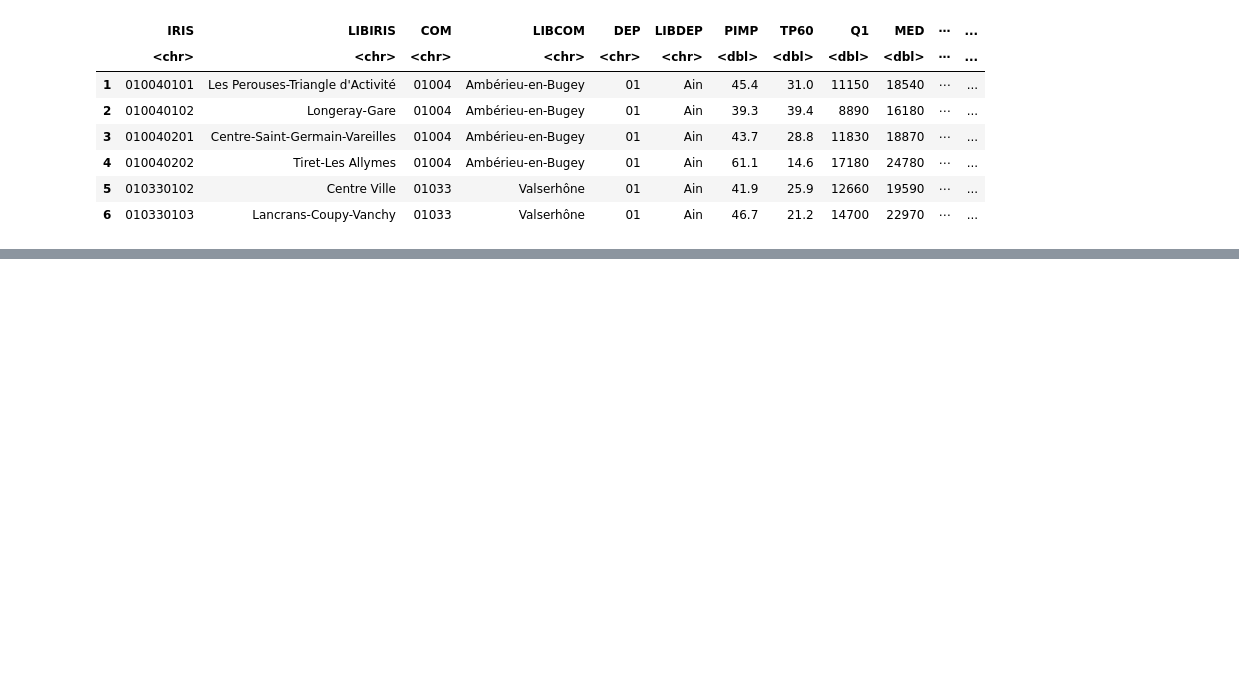
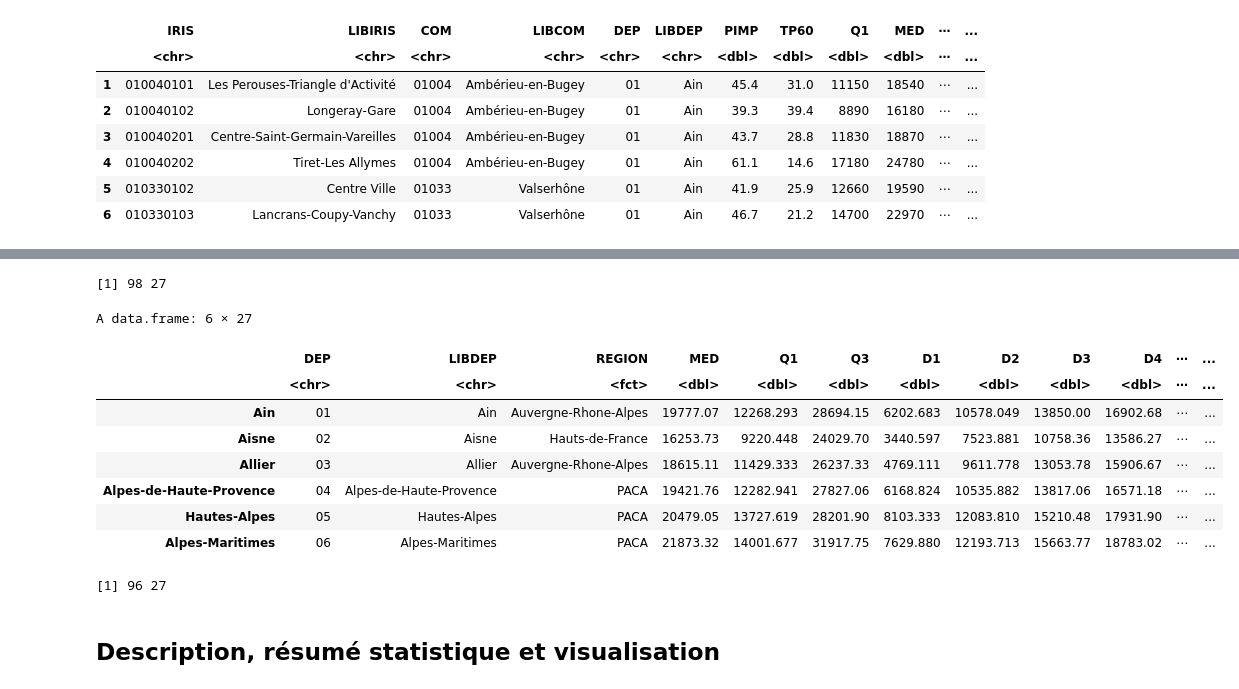
Before and after one commit to Vic-Warden/France-Income-Disparities, a Jupyter notebook: project.ipynb, the cells around one changed output, grey strips where cells are left out. Cells and saved outputs as stored; diff of their text form; code cells hidden in the pictures; blank space fills up the shorter version.

```diff
--- a/project.ipynb
+++ b/project.ipynb
@@ -153,0 +215,38 @@ A data.frame: 6 × 30
+# %%
+# Create a new data frame 'd' with selected columns
+vars <- c("MED","Q1","Q3","D1","D2","D3","D4","D6","D7","D8","D9",
+          "TP60","PIMP","GINI","EQ","PACT","PTSA","PCHO","PBEN","PPEN","PAUT")
+
+# Aggregate the data by department and region, calculating the mean for selected variables
+dep <- aggregate(rename_columns[, vars], by = list(DEP = rename_columns$DEP, LIBDEP = rename_columns$LIBDEP, REGION = rename_columns$REGION), FUN = mean, na.rm = TRUE)
+
+# Calculate the median of RD and S80S20 by department
+dep_ratio <- aggregate(rename_columns[, c("RD", "S80S20")], by = list(DEP = rename_columns$DEP), FUN = median, na.rm = TRUE)
+
+# Merge the median ratios back into the department-level data frame
+dep <- merge(dep, dep_ratio, by = "DEP")
+
+# Number of IRIS per department
+dep$n_iris <- as.vector(table(rename_columns$DEP)[dep$DEP])
+rownames(dep) <- dep$LIBDEP
+dim(dep)
+head(dep)
+
+# Metropolitan France only (used for maps and models)
+dep_m <- dep[dep$REGION != "DOM", ]
+dep_m$REGION <- droplevels(dep_m$REGION)
+dim(dep_m)
+# %% [output]
+[1] 98 27
+A data.frame: 6 × 27
+|  | DEP | LIBDEP | REGION | MED | Q1 | Q3 | D1 | D2 | D3 | D4 | ⋯ | ... |
+|  | <chr> | <chr> | <fct> | <dbl> | <dbl> | <dbl> | <dbl> | <dbl> | <dbl> | <dbl> | ⋯ | ... |
+| Ain | 01 | Ain | Auvergne-Rhone-Alpes | 19777.07 | 12268.293 | 28694.15 | 6202.683 | 10578.049 | 13850.00 | 16902.68 | ⋯ | ... |
+| Aisne | 02 | Aisne | Hauts-de-France | 16253.73 | 9220.448 | 24029.70 | 3440.597 | 7523.881 | 10758.36 | 13586.27 | ⋯ | ... |
+| Allier | 03 | Allier | Auvergne-Rhone-Alpes | 18615.11 | 11429.333 | 26237.33 | 4769.111 | 9611.778 | 13053.78 | 15906.67 | ⋯ | ... |
+| Alpes-de-Haute-Provence | 04 | Alpes-de-Haute-Provence | PACA | 19421.76 | 12282.941 | 27827.06 | 6168.824 | 10535.882 | 13817.06 | 16571.18 | ⋯ | ... |
+| Hautes-Alpes | 05 | Hautes-Alpes | PACA | 20479.05 | 13727.619 | 28201.90 | 8103.333 | 12083.810 | 15210.48 | 17931.90 | ⋯ | ... |
+| Alpes-Maritimes | 06 | Alpes-Maritimes | PACA | 21873.32 | 14001.677 | 31917.75 | 7629.880 | 12193.713 | 15663.77 | 18783.02 | ⋯ | ... |
+[1] 96 27
+# %% [markdown]
+## Description, résumé statistique et visualisation
```
Also changed, not shown: parts of 6 cells of this notebook, 1 other file.
